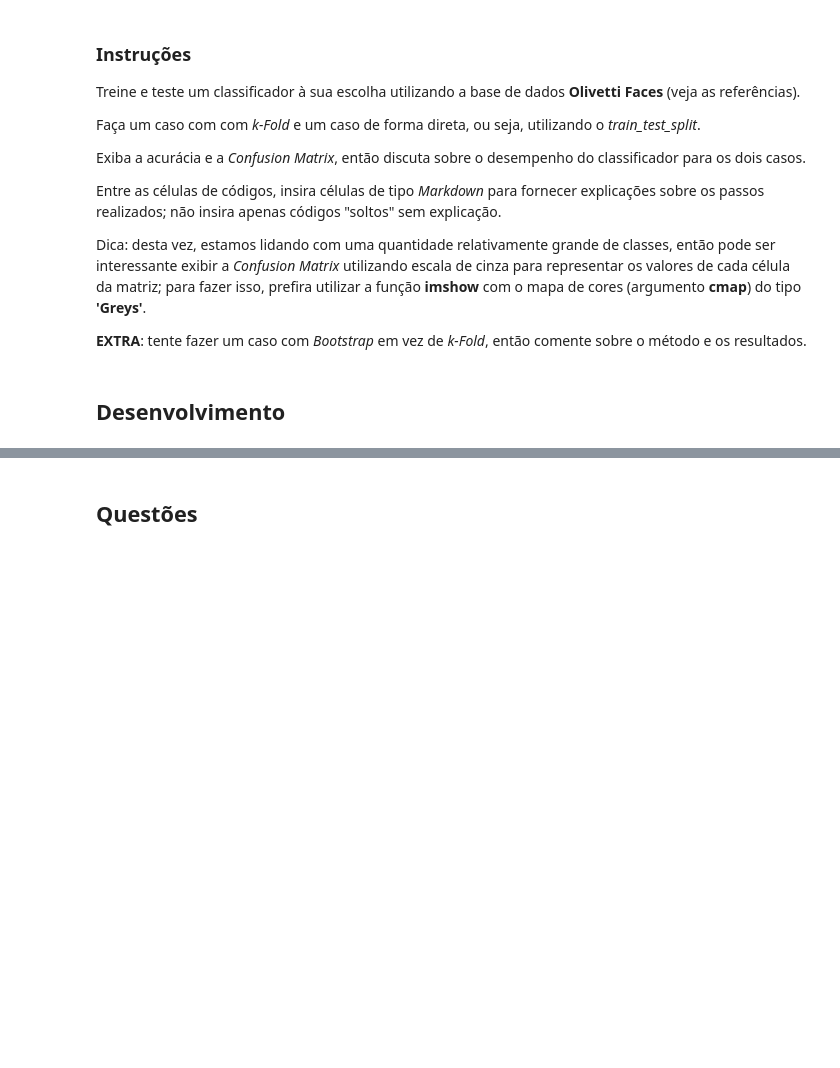
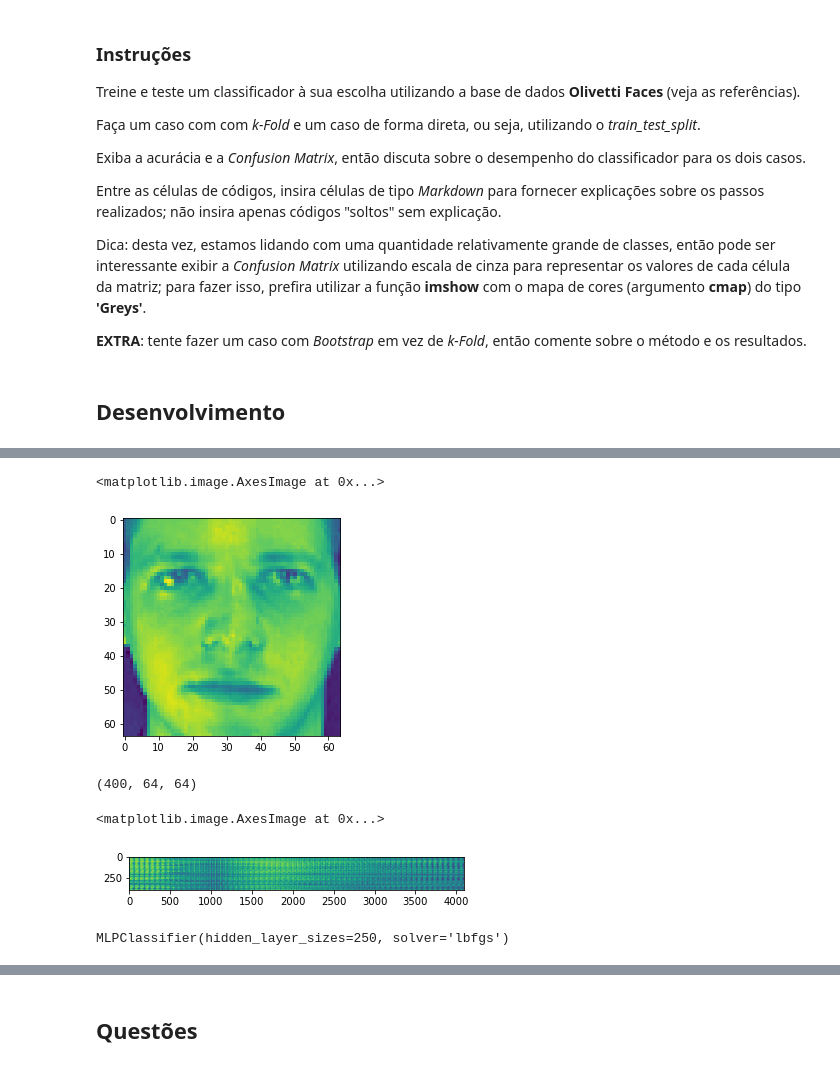
Before and after one commit to Lucasslimam/Sistemas-Inteligentes, a Jupyter notebook: Lab2/EC_2.ipynb, the cells around one changed output, grey strips where cells are left out. Drawn from its saved outputs; the diff is of its cells as text; code cells hidden in the pictures; blank space fills up the shorter version.

```diff
--- a/Lab2/EC_2.ipynb
+++ b/Lab2/EC_2.ipynb
@@ -32,0 +35,4 @@ Dica: desta vez, estamos lidando com uma quantidade relativamente grande de clas
+# %%
+from sklearn.datasets import fetch_olivetti_faces
+
+olivetti_faces = fetch_olivetti_faces()
@@ -32,0 +59,21 @@ Dica: desta vez, estamos lidando com uma quantidade relativamente grande de clas
+# %%
+import matplotlib.pyplot as plt
+
+olivetti_faces_img = olivetti_faces.images
+plt.imshow(olivetti_faces_img[0])
+# %% [output]
+<matplotlib.image.AxesImage at 0x...>
+[figure, added]
+# %%
+olivetti_faces_img.shape
+# %% [output]
+(400, 64, 64)
+# %%
+import numpy as np
+
+faces_img = np.reshape(olivetti_faces_img, (olivetti_faces_img.shape[0], olivetti_faces_img.shape[1]*olivetti_faces_img.shape[2]))
+
+plt.imshow(faces_img)
+# %% [output]
+<matplotlib.image.AxesImage at 0x...>
+[figure, added]
@@ -32,0 +82,10 @@ Dica: desta vez, estamos lidando com uma quantidade relativamente grande de clas
+# %%
+from sklearn.model_selection import train_test_split, KFold
+
+x_train, x_test, y_train, y_test = train_test_split(faces_img, faces_target, test_size=0.25, random_state=930)
+
+from sklearn.neural_network import MLPClassifier
+ANN = MLPClassifier(solver = 'lbfgs', hidden_layer_sizes=(250))
+ANN.fit(x_train, y_train)
+# %% [output]
+MLPClassifier(hidden_layer_sizes=250, solver='lbfgs')
```
Also changed, not shown: parts of 8 cells of this notebook, 1 other file.
